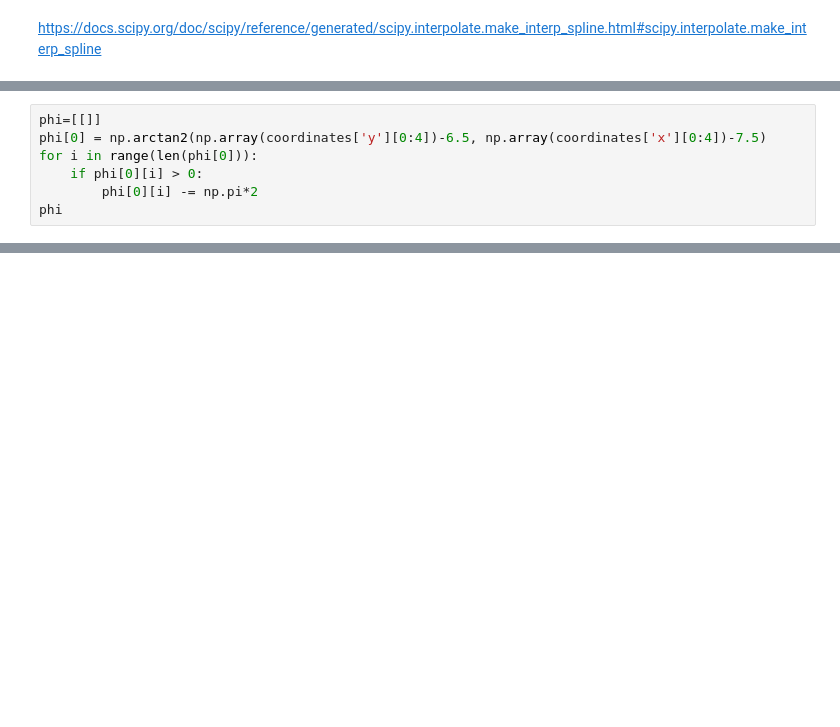
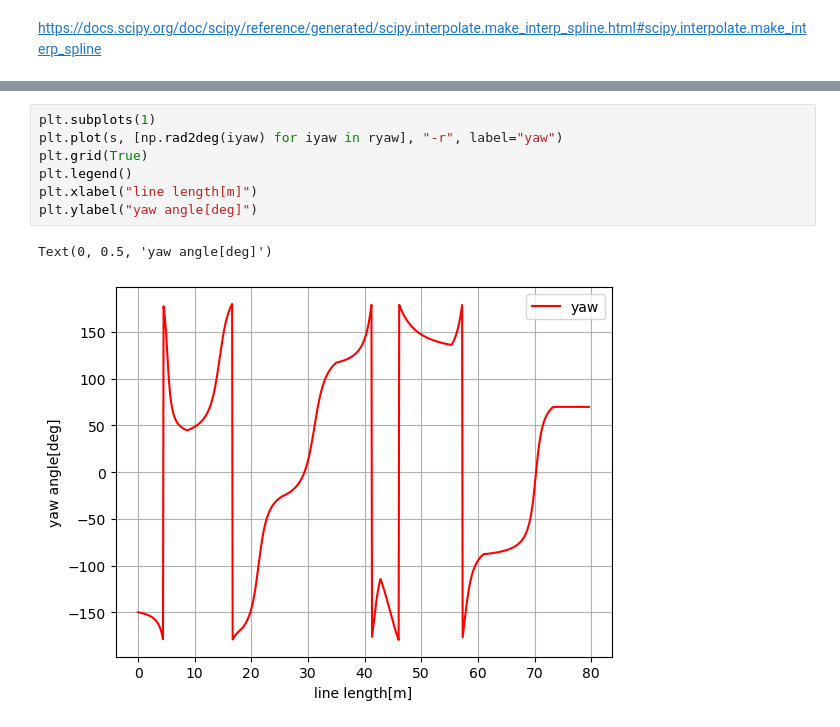
Before and after one commit to dvogureckiy99/TPandC, a Jupyter notebook: lab1.ipynb, the cells around one changed output, grey strips where cells are left out. Saved outputs shown, nothing was run; the diff lists cells and outputs as text; blank space fills up the shorter version.

```diff
--- a/lab1.ipynb
+++ b/lab1.ipynb
@@ -23,7 +26,0 @@ coordinates = {'x':np.array(x), 'y':np.array(y)}
-# %%
-phi=[[]]
-phi[0] = np.arctan2(np.array(coordinates['y'][0:4])-6.5, np.array(coordinates['x'][0:4])-7.5)
-for i in range(len(phi[0])):
-    if phi[0][i] > 0:
-        phi[0][i] -= np.pi*2
-phi
@@ -98,0 +787,10 @@ ax[0].legend([C0,C1], ['$\mathcal{C}^0$','$\mathcal{C}^1$'])
+# %%
+plt.subplots(1)
+plt.plot(s, [np.rad2deg(iyaw) for iyaw in ryaw], "-r", label="yaw")
+plt.grid(True)
+plt.legend()
+plt.xlabel("line length[m]")
+plt.ylabel("yaw angle[deg]")
+# %% [output]
+Text(0, 0.5, 'yaw angle[deg]')
+[figure, added]
```
Also changed, not shown: parts of 15 cells of this notebook.
